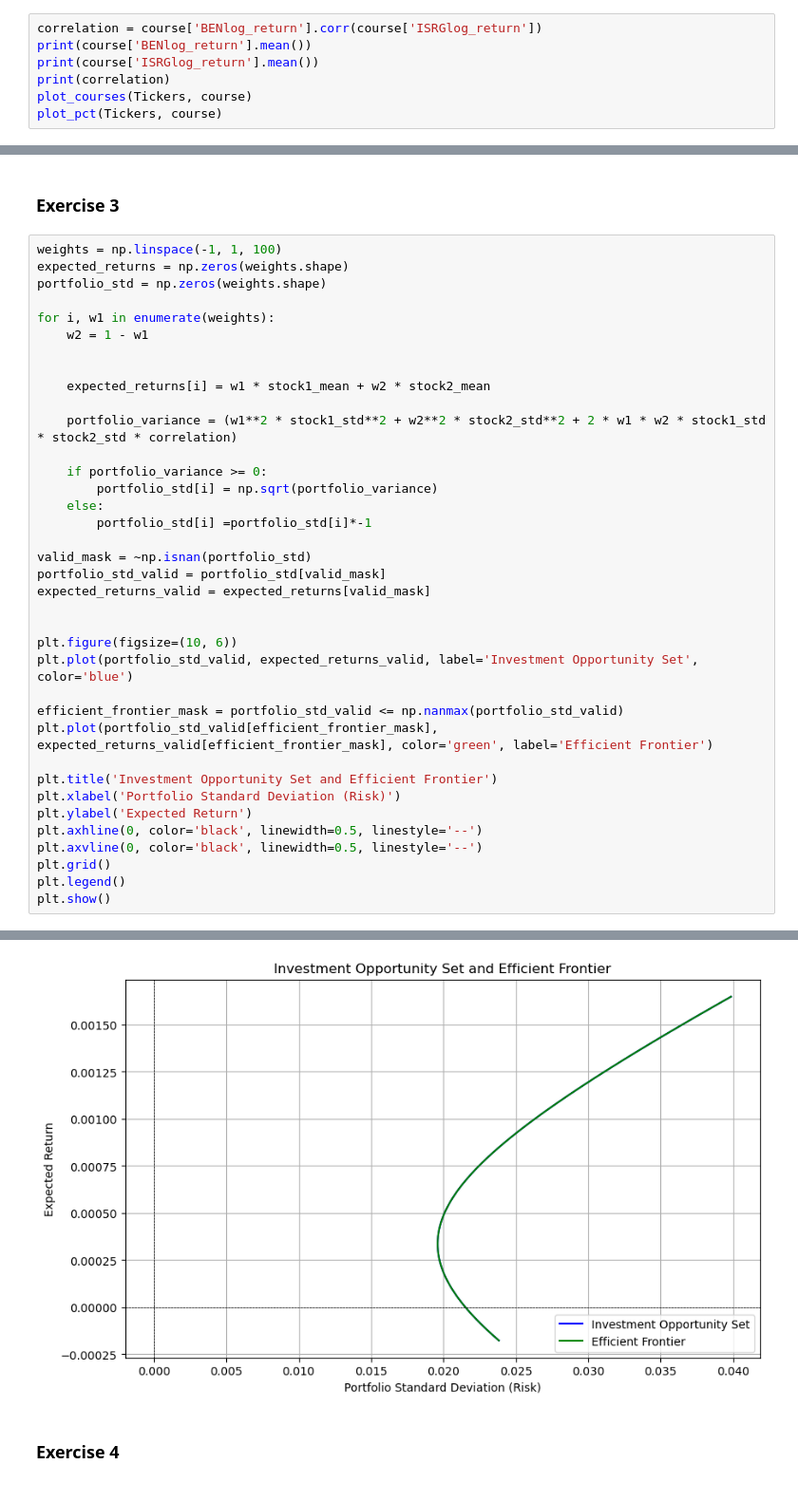
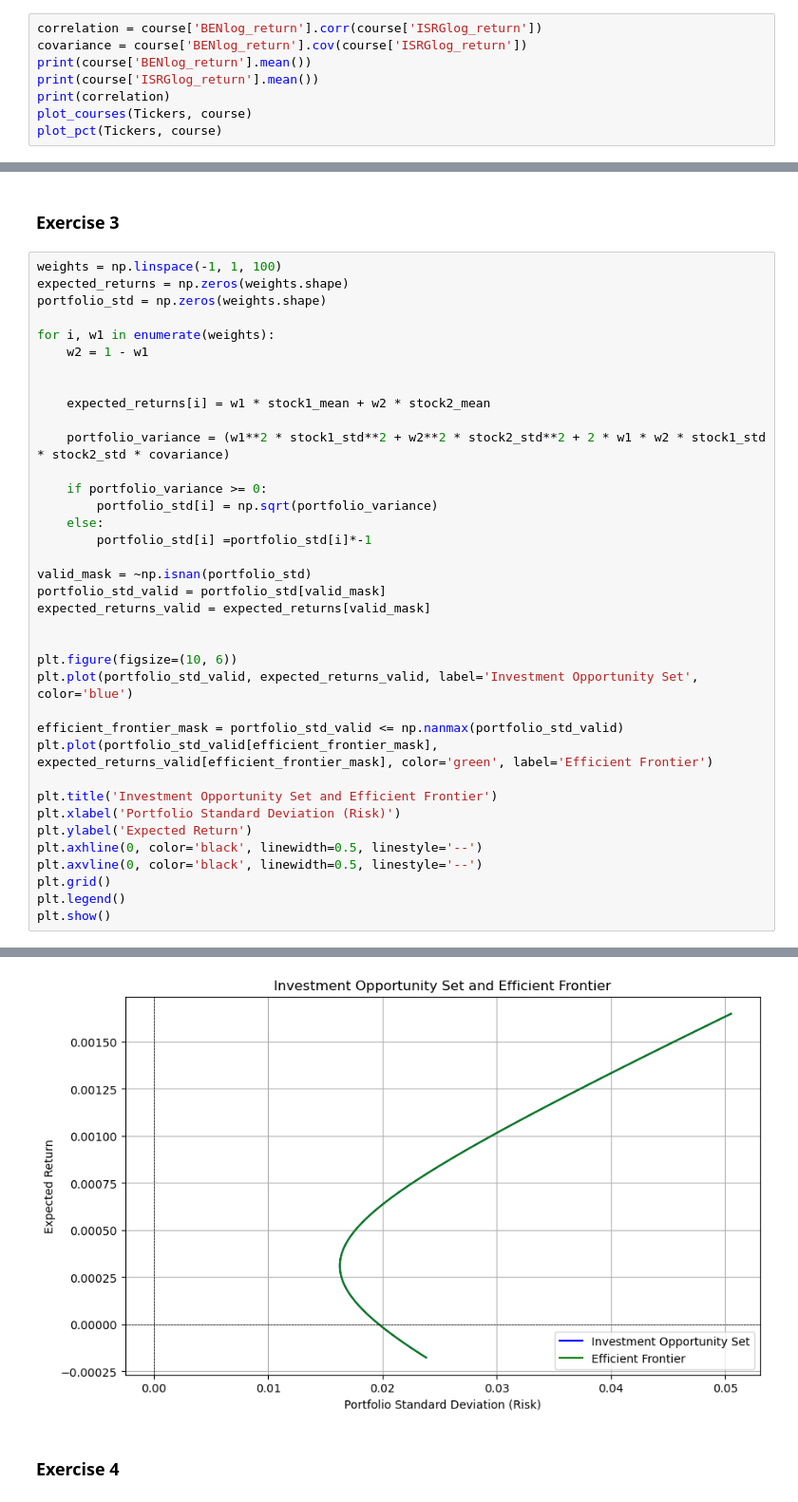
Before and after one commit to leomax22/CMI, a Jupyter notebook: CMI_group.ipynb, the cells around one changed output, grey strips where cells are left out. Shown at 95% size. Saved outputs shown, nothing was run; the diff lists cells and outputs as text.

Commit message:
Covariance instead of correlation in P std

```diff
--- a/CMI_group.ipynb
+++ b/CMI_group.ipynb
@@ -86,6 +86,7 @@ def plot_pct (Tickers, course):
     plt.show()
 # %%
 correlation = course['BENlog_return'].corr(course['ISRGlog_return'])
+covariance = course['BENlog_return'].cov(course['ISRGlog_return'])
 print(course['BENlog_return'].mean())
 print(course['ISRGlog_return'].mean())
 print(correlation)
@@ -115,7 +116,7 @@ for i, w1 in enumerate(weights):
 
     expected_returns[i] = w1 * stock1_mean + w2 * stock2_mean
 
-    portfolio_variance = (w1**2 * stock1_std**2 + w2**2 * stock2_std**2 + 2 * w1 * w2 * stock1_std * stock2_std * correlation)
+    portfolio_variance = (w1**2 * stock1_std**2 + w2**2 * stock2_std**2 + 2 * w1 * w2 * stock1_std * stock2_std * covariance)
 
     if portfolio_variance >= 0:
         portfolio_std[i] = np.sqrt(portfolio_variance)
@@ -147,4 +146,4 @@ Portfolio Std Length: 100
-[figure, old version]
+[figure, new version]
 # %% [markdown]
 ### Exercise 4 ###
 # %%
```
Also changed, not shown: parts of 5 cells of this notebook.
